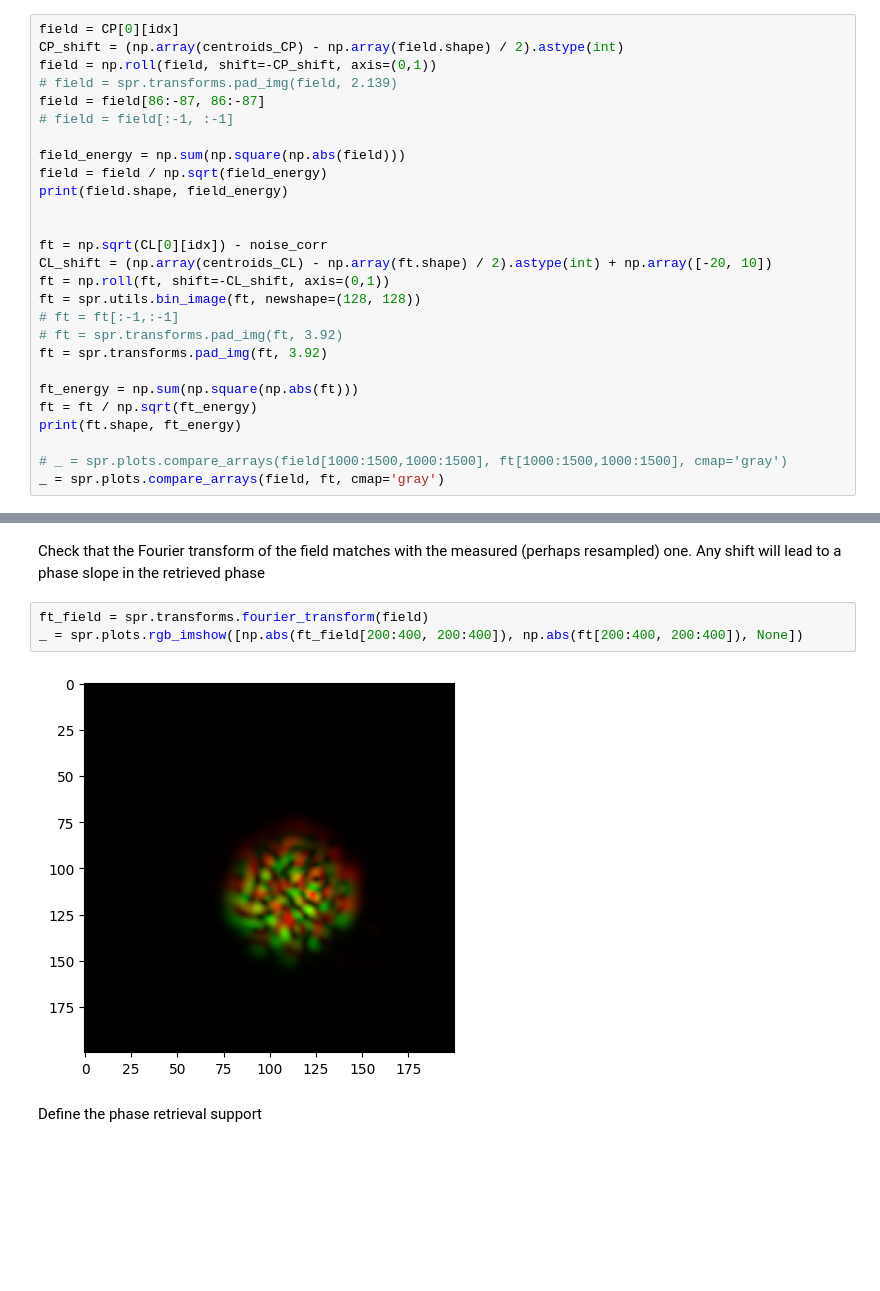
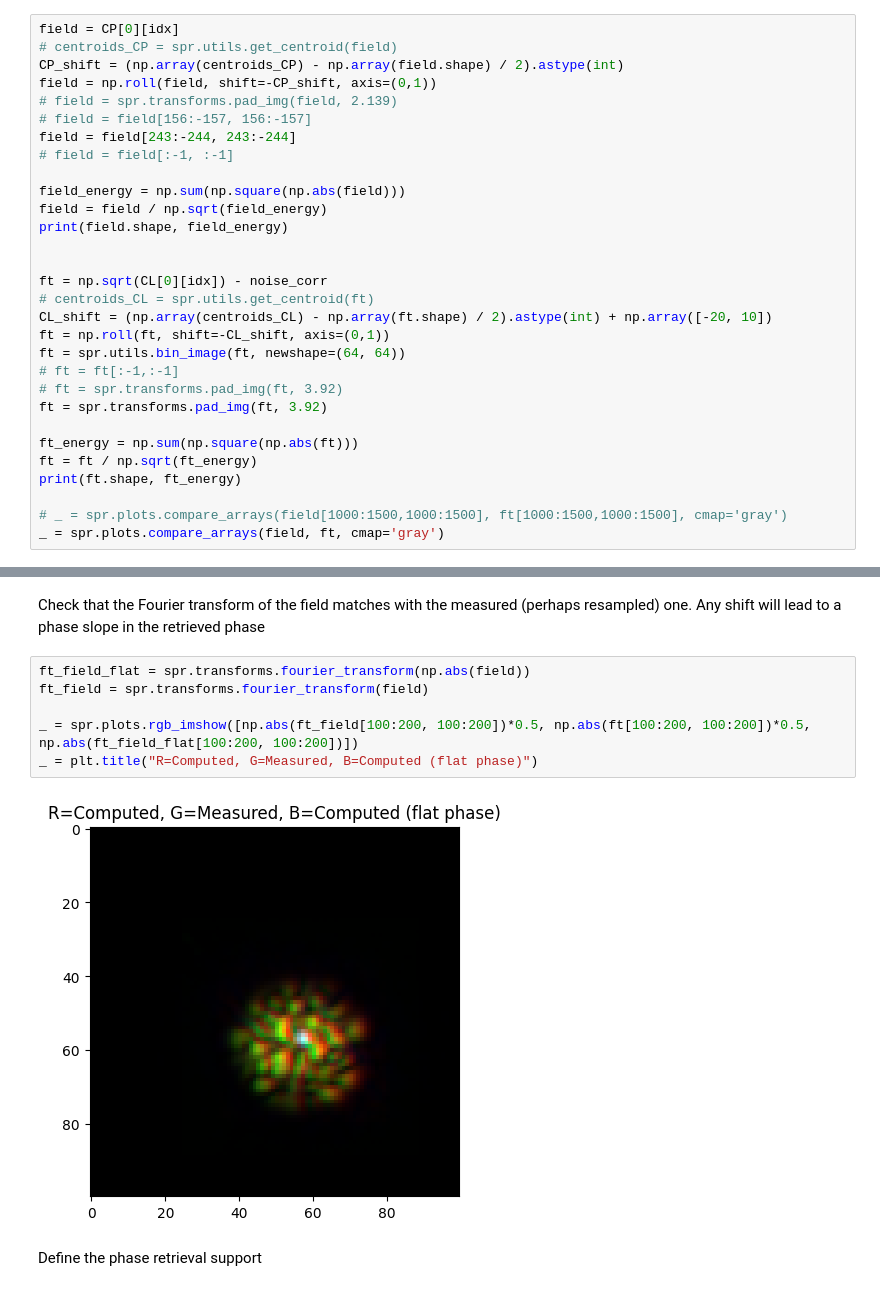
Before and after one commit to jysru/Speckle-Retrieval, a Jupyter notebook: notebooks/experimental_speckle_retrieval_with_correction.ipynb, the cells around one changed output, grey strips where cells are left out. Saved outputs shown, nothing was run; the diff lists cells and outputs as text; blank space fills up the shorter version.

```diff
--- a/notebooks/experimental_speckle_retrieval_with_correction.ipynb
+++ b/notebooks/experimental_speckle_retrieval_with_correction.ipynb
@@ -60,10 +63,12 @@ if random:
     idx = np.random.randint(0, len(CP[0]))
 # %%
 field = CP[0][idx]
+# centroids_CP = spr.utils.get_centroid(field)
 CP_shift = (np.array(centroids_CP) - np.array(field.shape) / 2).astype(int)
 field = np.roll(field, shift=-CP_shift, axis=(0,1))
 # field = spr.transforms.pad_img(field, 2.139)
-field = field[86:-87, 86:-87]
+# field = field[156:-157, 156:-157]
+field = field[243:-244, 243:-244]
 # field = field[:-1, :-1]
 
 field_energy = np.sum(np.square(np.abs(field)))
@@ -72,9 +77,10 @@ print(field.shape, field_energy)
 
 
 ft = np.sqrt(CL[0][idx]) - noise_corr
+# centroids_CL = spr.utils.get_centroid(ft)
 CL_shift = (np.array(centroids_CL) - np.array(ft.shape) / 2).astype(int) + np.array([-20, 10])
 ft = np.roll(ft, shift=-CL_shift, axis=(0,1))
-ft = spr.utils.bin_image(ft, newshape=(128, 128))
+ft = spr.utils.bin_image(ft, newshape=(64, 64))
 # ft = ft[:-1,:-1]
 # ft = spr.transforms.pad_img(ft, 3.92)
 ft = spr.transforms.pad_img(ft, 3.92)
@@ -92,10 +98,13 @@ _ = spr.plots.compare_arrays(field, ft, cmap='gray')
 # %% [markdown]
 Check that the Fourier transform of the field matches with the measured (perhaps resampled) one. Any shift will lead to a phase slope in the retrieved phase
 # %%
+ft_field_flat = spr.transforms.fourier_transform(np.abs(field))
 ft_field = spr.transforms.fourier_transform(field)
-_ = spr.plots.rgb_imshow([np.abs(ft_field[200:400, 200:400]), np.abs(ft[200:400, 200:400]), None])
+
+_ = spr.plots.rgb_imshow([np.abs(ft_field[100:200, 100:200])*0.5, np.abs(ft[100:200, 100:200])*0.5,  np.abs(ft_field_flat[100:200, 100:200])])
+_ = plt.title("R=Computed, G=Measured, B=Computed (flat phase)")
 # %% [output]
-[figure, old version]
+[figure, new version]
 # %% [markdown]
 Define the phase retrieval support
 # %%
```
Also changed, not shown: parts of 9 cells of this notebook.
